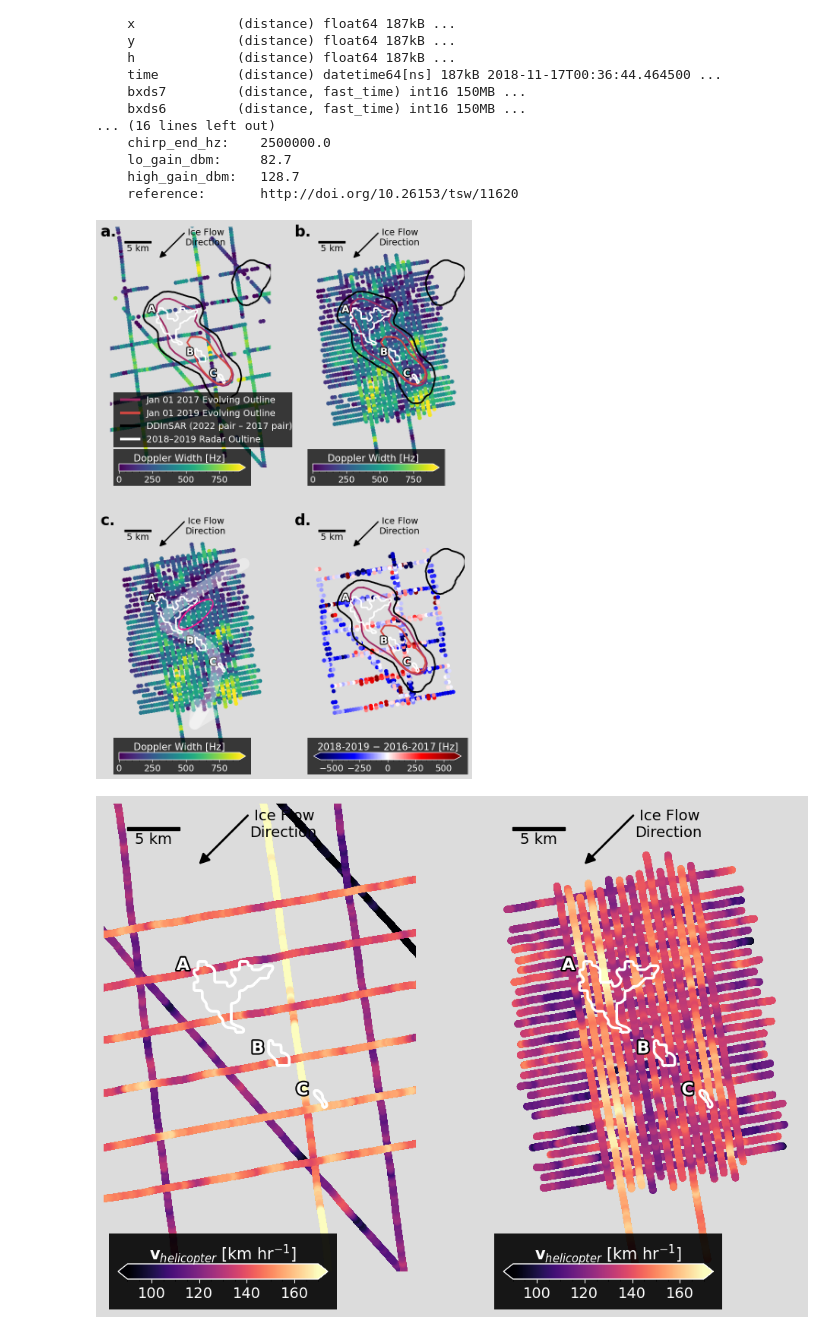
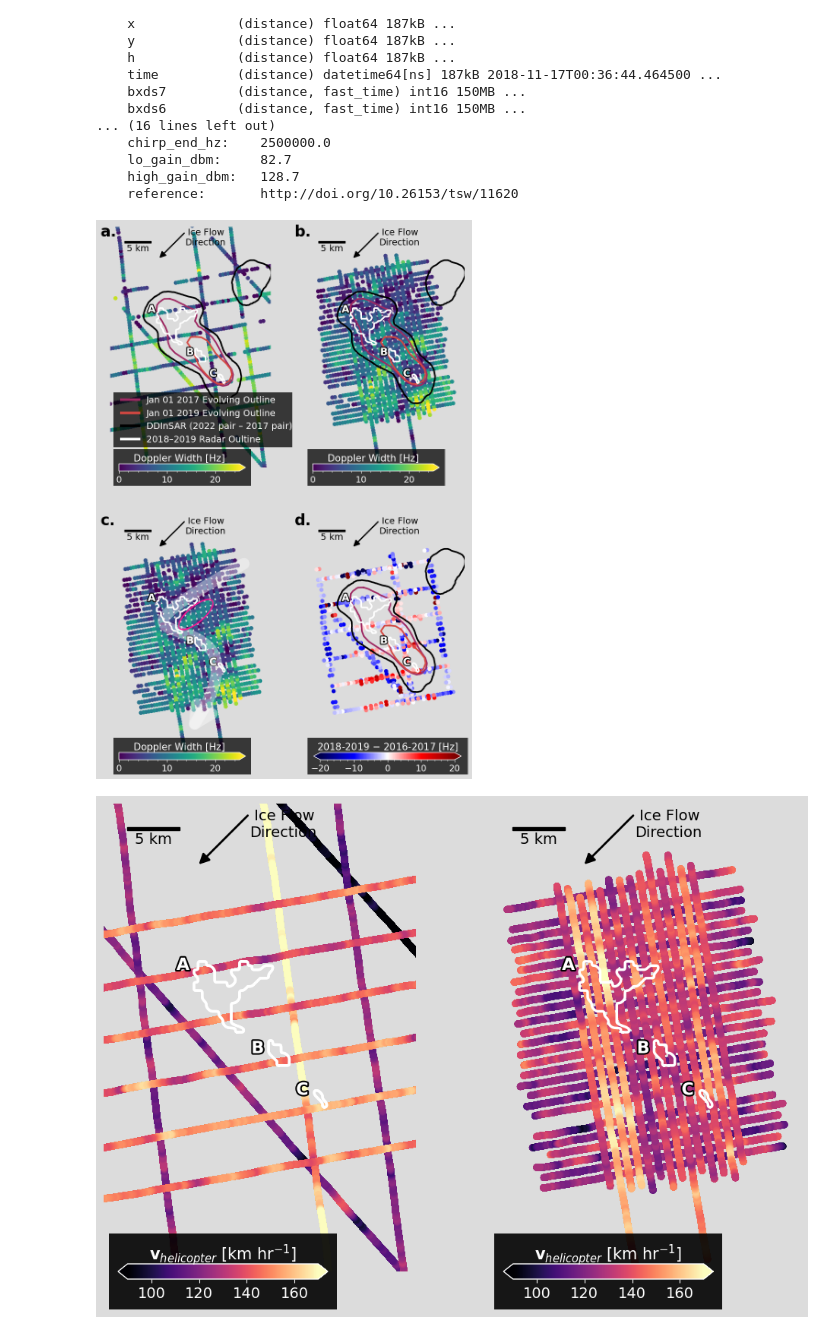
Before and after one commit to zsk4/DavidSpecularity, a Jupyter notebook: Figure4,S3,S4/Figure4,S3,S4.ipynb, the cells around one changed output. Drawn from its saved outputs; the diff is of its cells as text; code cells hidden in the pictures.

```diff
--- a/Figure4,S3,S4/Figure4,S3,S4.ipynb
+++ b/Figure4,S3,S4/Figure4,S3,S4.ipynb
@@ -421,7 +421,7 @@ def common_panel_elements(ax, plot_dict, rad_vel):
         scaled_width = np.array([sw.item() for sw in scaled_width])
         scaled_width[mask] = np.nan
 
-        cb = ax.scatter(x_center_list, y_center_list, c=scaled_width, cmap='viridis', s=30, zorder=4,vmin=0,vmax=900)
+        cb = ax.scatter(x_center_list, y_center_list, c=scaled_width, cmap='viridis', s=30, zorder=4,vmin=0,vmax=25)
 
     # Add colorbar
     k_cbar_anchor = (0,0)
@@ -452,6 +452,7 @@ def common_panel_elements(ax, plot_dict, rad_vel):
     cbar.ax.xaxis.set_label_position('top')
 
     cbar.ax.minorticks_on()
+    cbar.ax.tick_params(axis='x', which='minor',color='white')
 
     ax.set_xlim(bbox[0],bbox[2])
     ax.set_ylim(bbox[1],bbox[3])
@@ -731,7 +732,7 @@ cbbox.tick_params(
 )
 cbbox.set_facecolor([0,0,0,0.75])
 
-cb = ax4.scatter(matched_coords[:,0], matched_coords[:,1], c=ridge_diff_velocity_scaled, cmap='seismic', s=30, zorder=4,vmin=-600,vmax=600)
+cb = ax4.scatter(matched_coords[:,0], matched_coords[:,1], c=ridge_diff_velocity_scaled, cmap='seismic', s=30, zorder=4,vmin=-20,vmax=20)
 cbaxes = inset_axes(cbbox, '92%', '20%', loc = 'center')
 cbar=fig.colorbar(cb,cax=cbaxes, orientation='horizontal',extend='both') #make colorbar
 cbar.outline.set_edgecolor('white')
@@ -741,6 +742,7 @@ cbar.set_label(r"2018-2019 $-$ 2016-2017 [Hz]", fontsize=15, color='white')
 cbar.ax.xaxis.set_label_position('top')
 
 cbar.ax.minorticks_on()
+cbar.ax.tick_params(axis='x', which='minor',color='white')
 
 scalebar = AnchoredSizeBar(ax4.transData, 5000, '5 km', 'upper left', pad=1.5, color='black', frameon=False, size_vertical=300, fontproperties={'size': 14})
 ax4.add_artist(scalebar)
@@ -752,34 +754,34 @@ xy=(659000, -1436000),      # Tip
 xytext=(664000, -1431000),  # Tail
 arrowprops=dict(
     arrowstyle='-|>',
     color='black',
     lw=2,
     mutation_scale=20 ,
 ),
 transform=ps71_projection,
 zorder=10
 )
 ax4.text(664000, -1432000, ' Ice Flow\nDirection',
     fontsize=14, color='black', ha='left', va='center',zorder=10)
 
 bbox = [650000,-1475000,680000,-1430000] #David_SGL2_full extent
 ax4.set_xlim(bbox[0],bbox[2])
 ax4.set_ylim(bbox[1],bbox[3])
 
 plot_outlines(ax4, evolving_outlines, DDInSAR_outlines, idx_1617, idx_1819)
 
 # Set background gainsboro
 fig.patch.set_facecolor('gainsboro')
 
 ax1.text(-0.06, 1.01, 'a.', transform=ax1.transAxes, fontsize=24, fontweight='bold', va='top', ha='left', color='black')
 ax2.text(-0.06, 1.01, 'b.', transform=ax2.transAxes, fontsize=24, fontweight='bold', va='top', ha='left', color='black')
 ax3.text(-0.06, 1.01, 'c.', transform=ax3.transAxes, fontsize=24, fontweight='bold', va='top', ha='left', color='black')
 ax3.text(-0.06, 1.01, 'd.', transform=ax4.transAxes, fontsize=24, fontweight='bold', va='top', ha='left', color='black')
 
 
 fig.savefig(os.path.join(outdir, 'Figure4.png'), dpi=300, bbox_inches='tight')
 # %% [output]
-[figure, old version]
+[figure, new version]
 # %%
 ## Figure S3 ##
 # Velocity plots
```
Also changed, not shown: parts of 2 cells of this notebook, 4 other files.
